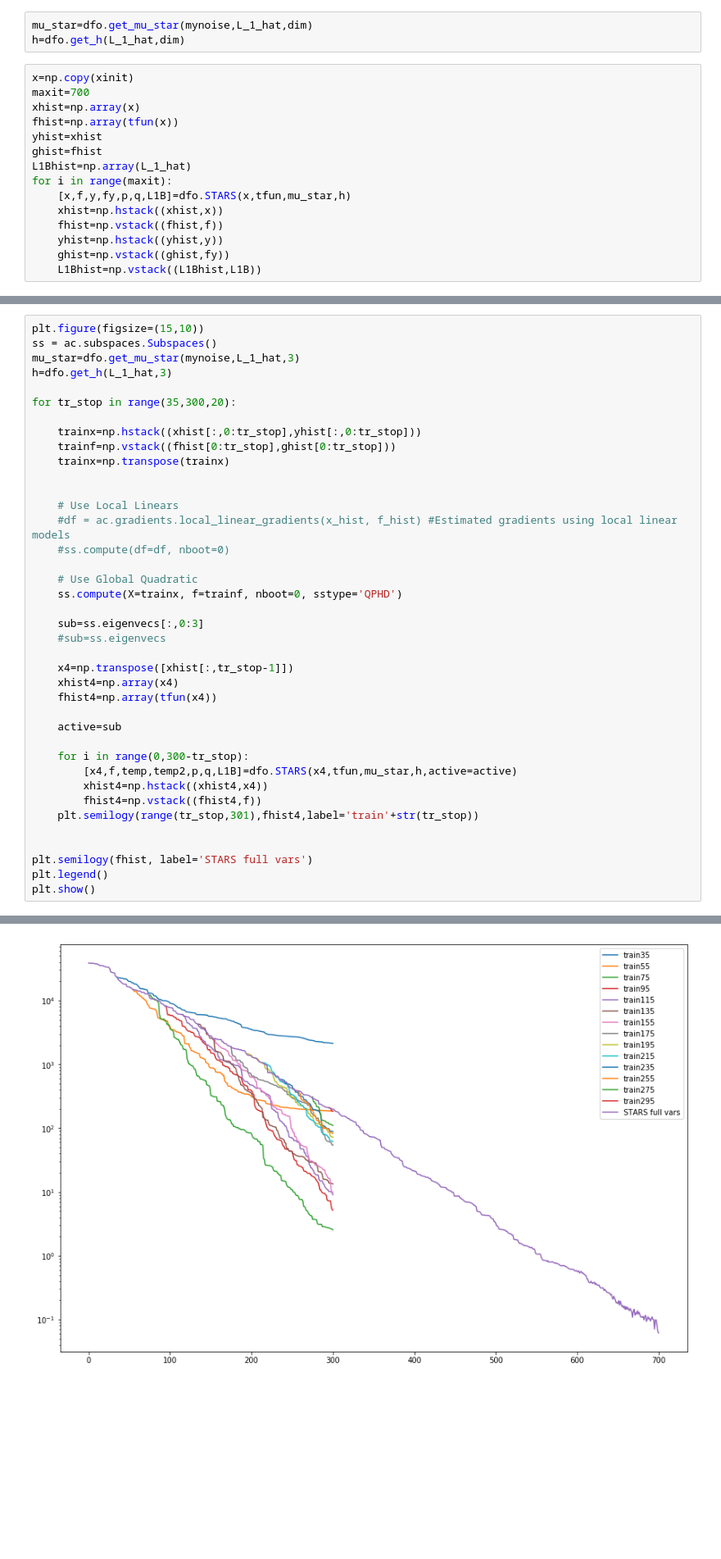
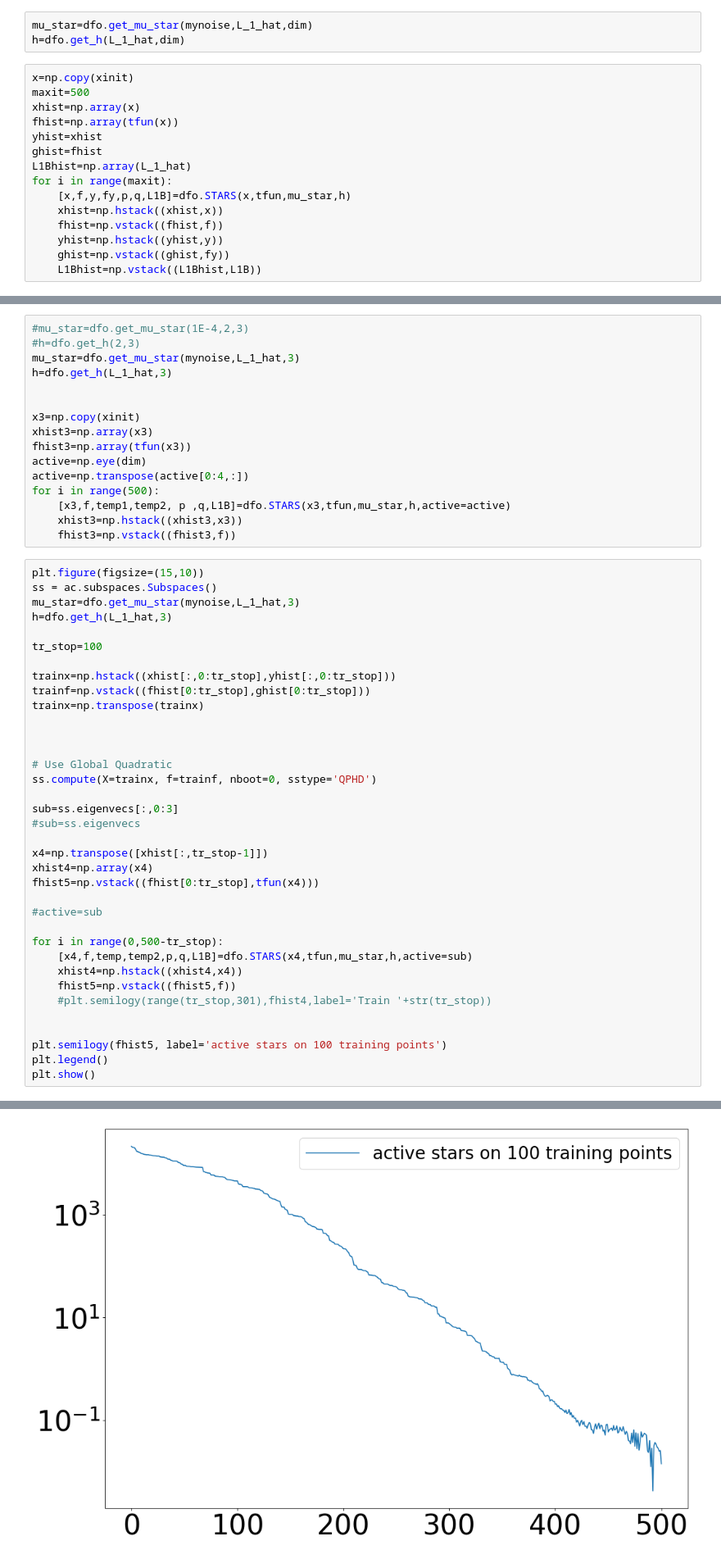
Before and after one commit to mathematicalmichael/personalresearch, a Jupyter notebook: Notebooks/MS_thesis_ex1.ipynb, the cells around one changed output, grey strips where cells are left out. Shown: that part at 82% size. Drawn from its saved outputs; the diff is of its cells as text; blank space fills up the shorter version.

```diff
--- a/Notebooks/MS_thesis_ex1.ipynb
+++ b/Notebooks/MS_thesis_ex1.ipynb
@@ -69,7 +72,7 @@ mu_star=dfo.get_mu_star(mynoise,L_1_hat,dim)
 h=dfo.get_h(L_1_hat,dim)
 # %%
 x=np.copy(xinit)
-maxit=700
+maxit=500
 xhist=np.array(x)
 fhist=np.array(tfun(x))
 yhist=xhist
@@ -102,40 +169,53 @@ print(np.shape(xhist),np.shape(fhist),np.shape(yhist),np.shape(ghist))
+# %%
+#mu_star=dfo.get_mu_star(1E-4,2,3)
+#h=dfo.get_h(2,3)
+mu_star=dfo.get_mu_star(mynoise,L_1_hat,3)
+h=dfo.get_h(L_1_hat,3)
+
+
+x3=np.copy(xinit)
+xhist3=np.array(x3)
+fhist3=np.array(tfun(x3))
+active=np.eye(dim)
+active=np.transpose(active[0:4,:])
+for i in range(500):
+    [x3,f,temp1,temp2, p ,q,L1B]=dfo.STARS(x3,tfun,mu_star,h,active=active)
+    xhist3=np.hstack((xhist3,x3))
+    fhist3=np.vstack((fhist3,f))
 # %%
 plt.figure(figsize=(15,10))
 ss = ac.subspaces.Subspaces()
 mu_star=dfo.get_mu_star(mynoise,L_1_hat,3)
 h=dfo.get_h(L_1_hat,3)
 
-for tr_stop in range(35,300,20):
+tr_stop=100
 
-    trainx=np.hstack((xhist[:,0:tr_stop],yhist[:,0:tr_stop]))
-    trainf=np.vstack((fhist[0:tr_stop],ghist[0:tr_stop]))
-    trainx=np.transpose(trainx)
+trainx=np.hstack((xhist[:,0:tr_stop],yhist[:,0:tr_stop]))
+trainf=np.vstack((fhist[0:tr_stop],ghist[0:tr_stop]))
+trainx=np.transpose(trainx)
 
 
-    # Use Local Linears
-    #df = ac.gradients.local_linear_gradients(x_hist, f_hist) #Estimated gradients using local linear models
-    #ss.compute(df=df, nboot=0)
 
-    # Use Global Quadratic
-    ss.compute(X=trainx, f=trainf, nboot=0, sstype='QPHD')
+# Use Global Quadratic
+ss.compute(X=trainx, f=trainf, nboot=0, sstype='QPHD')
 
-    sub=ss.eigenvecs[:,0:3]
-    #sub=ss.eigenvecs
+sub=ss.eigenvecs[:,0:3]
+#sub=ss.eigenvecs
 
-    x4=np.transpose([xhist[:,tr_stop-1]])
-    xhist4=np.array(x4)
-    fhist4=np.array(tfun(x4))
+x4=np.transpose([xhist[:,tr_stop-1]])
+xhist4=np.array(x4)
+fhist5=np.vstack((fhist[0:tr_stop],tfun(x4)))
 
-    active=sub
+#active=sub
 
-    for i in range(0,300-tr_stop):
-        [x4,f,temp,temp2,p,q,L1B]=dfo.STARS(x4,tfun,mu_star,h,active=active)
-        xhist4=np.hstack((xhist4,x4))
-        fhist4=np.vstack((fhist4,f))
-    plt.semilogy(range(tr_stop,301),fhist4,label='train'+str(tr_stop))
+for i in range(0,500-tr_stop):
+    [x4,f,temp,temp2,p,q,L1B]=dfo.STARS(x4,tfun,mu_star,h,active=sub)
+    xhist4=np.hstack((xhist4,x4))
+    fhist5=np.vstack((fhist5,f))
+    #plt.semilogy(range(tr_stop,301),fhist4,label='Train '+str(tr_stop))
 
 
-plt.semilogy(fhist, label='STARS full vars')
+plt.semilogy(fhist5, label='active stars on 100 training points')
 plt.legend()
 plt.show()
 # %% [output]
@@ -156 +223 @@ n should be an integer. Performing conversion.
-[figure, old version]
+[figure, new version]
```
Also changed, not shown: parts of 14 cells of this notebook, 2 other files.
